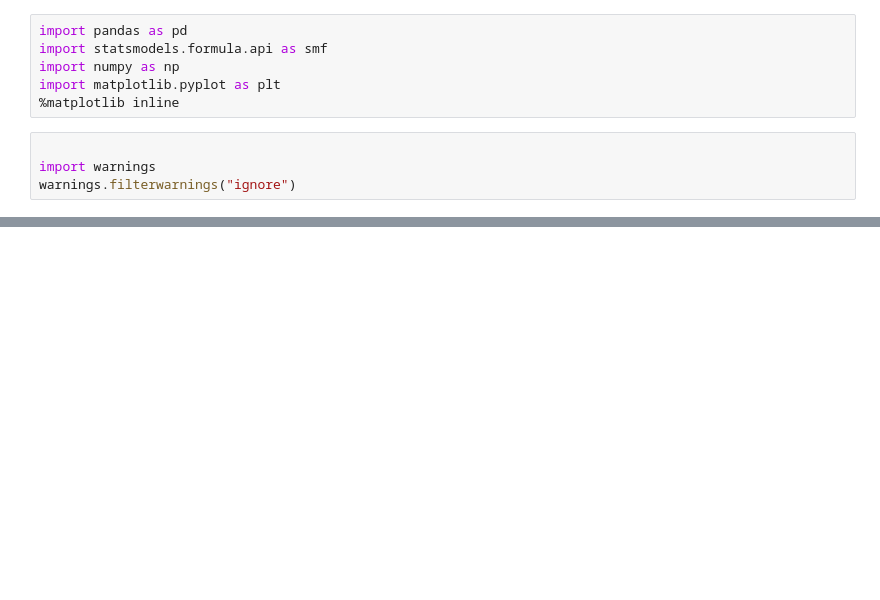
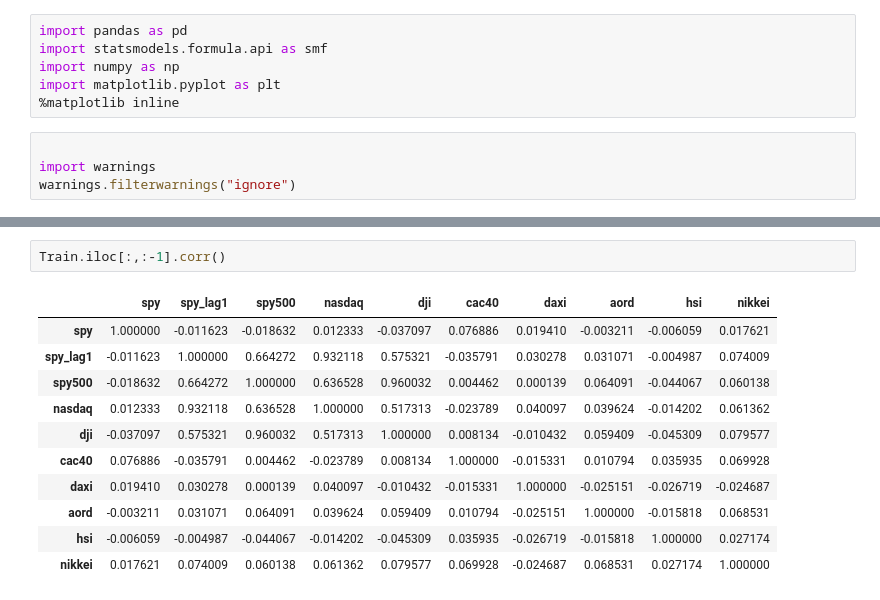
Before and after one commit to zshaiv/python, a Jupyter notebook: Multiple linear regression model.ipynb, the cells around one changed output, grey strips where cells are left out. Drawn from its saved outputs; the diff is of its cells as text; blank space fills up the shorter version.

```diff
--- a/Multiple linear regression model.ipynb
+++ b/Multiple linear regression model.ipynb
@@ -24,0 +136,14 @@ nasdaq.head()
+# %%
+Train.iloc[:,:-1].corr()
+# %% [output]
+|  | spy | spy_lag1 | spy500 | nasdaq | dji | cac40 | daxi | aord | hsi | nikkei |
+| spy | 1.000000 | -0.011623 | -0.018632 | 0.012333 | -0.037097 | 0.076886 | 0.019410 | -0.003211 | -0.006059 | 0.017621 |
+| spy_lag1 | -0.011623 | 1.000000 | 0.664272 | 0.932118 | 0.575321 | -0.035791 | 0.030278 | 0.031071 | -0.004987 | 0.074009 |
+| spy500 | -0.018632 | 0.664272 | 1.000000 | 0.636528 | 0.960032 | 0.004462 | 0.000139 | 0.064091 | -0.044067 | 0.060138 |
+| nasdaq | 0.012333 | 0.932118 | 0.636528 | 1.000000 | 0.517313 | -0.023789 | 0.040097 | 0.039624 | -0.014202 | 0.061362 |
+| dji | -0.037097 | 0.575321 | 0.960032 | 0.517313 | 1.000000 | 0.008134 | -0.010432 | 0.059409 | -0.045309 | 0.079577 |
+| cac40 | 0.076886 | -0.035791 | 0.004462 | -0.023789 | 0.008134 | 1.000000 | -0.015331 | 0.010794 | 0.035935 | 0.069928 |
+| daxi | 0.019410 | 0.030278 | 0.000139 | 0.040097 | -0.010432 | -0.015331 | 1.000000 | -0.025151 | -0.026719 | -0.024687 |
+| aord | -0.003211 | 0.031071 | 0.064091 | 0.039624 | 0.059409 | 0.010794 | -0.025151 | 1.000000 | -0.015818 | 0.068531 |
+| hsi | -0.006059 | -0.004987 | -0.044067 | -0.014202 | -0.045309 | 0.035935 | -0.026719 | -0.015818 | 1.000000 | 0.027174 |
+| nikkei | 0.017621 | 0.074009 | 0.060138 | 0.061362 | 0.079577 | 0.069928 | -0.024687 | 0.068531 | 0.027174 | 1.000000 |
```
Also changed, not shown: parts of 17 cells of this notebook.
